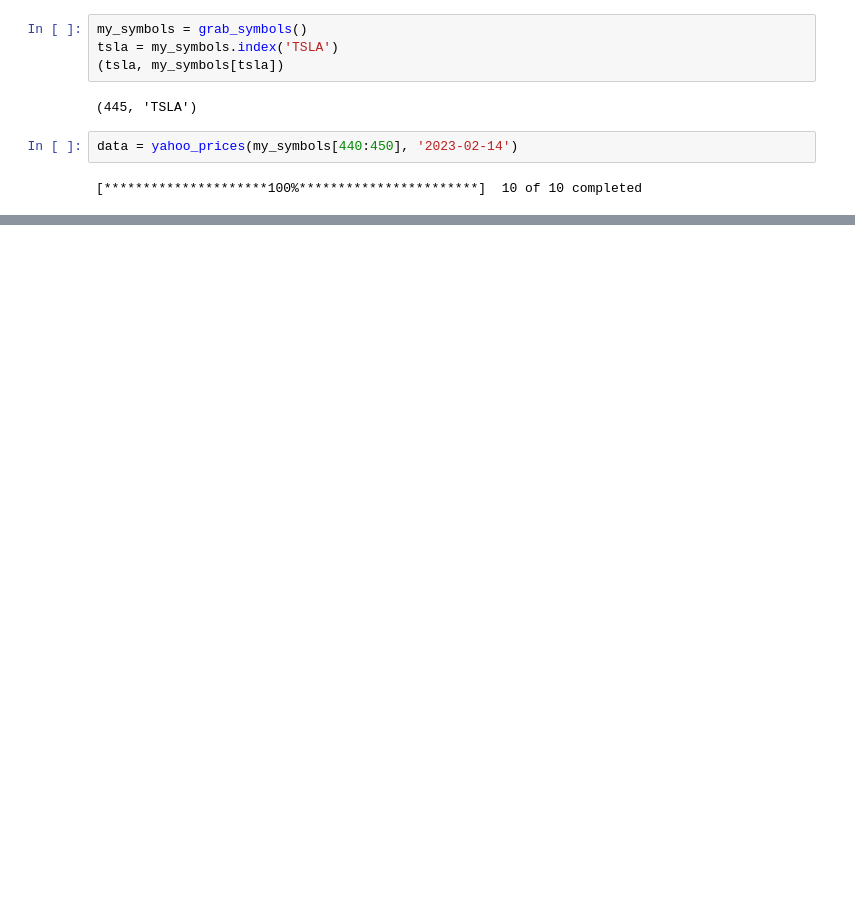
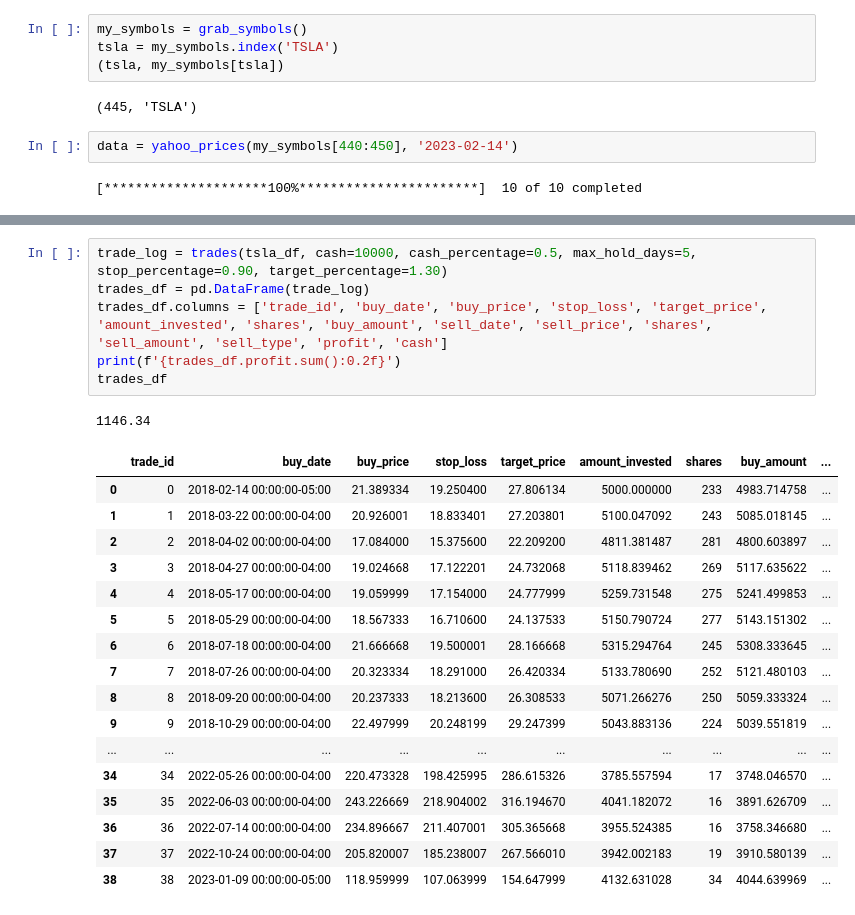
Before and after one commit to MapleFrogStudio/algo_vibes_SP500_RSI, a Jupyter notebook: engulfing.ipynb, the cells around one changed output, grey strips where cells are left out. Saved outputs shown, nothing was run; the diff lists cells and outputs as text; blank space fills up the shorter version.

```diff
--- a/engulfing.ipynb
+++ b/engulfing.ipynb
@@ -78,0 +140,25 @@ tsla_df
+# %%
+trade_log = trades(tsla_df, cash=10000, cash_percentage=0.5, max_hold_days=5, stop_percentage=0.90, target_percentage=1.30)
+trades_df = pd.DataFrame(trade_log)
+trades_df.columns = ['trade_id', 'buy_date', 'buy_price', 'stop_loss', 'target_price', 'amount_invested', 'shares', 'buy_amount', 'sell_date', 'sell_price', 'shares', 'sell_amount', 'sell_type', 'profit', 'cash']
+print(f'{trades_df.profit.sum():0.2f}')
+trades_df
+# %% [output]
+1146.34
+|  | trade_id | buy_date | buy_price | stop_loss | target_price | amount_invested | shares | buy_amount | ... |
+| 0 | 0 | 2018-02-14 00:00:00-05:00 | 21.389334 | 19.250400 | 27.806134 | 5000.000000 | 233 | 4983.714758 | ... |
+| 1 | 1 | 2018-03-22 00:00:00-04:00 | 20.926001 | 18.833401 | 27.203801 | 5100.047092 | 243 | 5085.018145 | ... |
+| 2 | 2 | 2018-04-02 00:00:00-04:00 | 17.084000 | 15.375600 | 22.209200 | 4811.381487 | 281 | 4800.603897 | ... |
+| 3 | 3 | 2018-04-27 00:00:00-04:00 | 19.024668 | 17.122201 | 24.732068 | 5118.839462 | 269 | 5117.635622 | ... |
+| 4 | 4 | 2018-05-17 00:00:00-04:00 | 19.059999 | 17.154000 | 24.777999 | 5259.731548 | 275 | 5241.499853 | ... |
+| 5 | 5 | 2018-05-29 00:00:00-04:00 | 18.567333 | 16.710600 | 24.137533 | 5150.790724 | 277 | 5143.151302 | ... |
+| 6 | 6 | 2018-07-18 00:00:00-04:00 | 21.666668 | 19.500001 | 28.166668 | 5315.294764 | 245 | 5308.333645 | ... |
+| 7 | 7 | 2018-07-26 00:00:00-04:00 | 20.323334 | 18.291000 | 26.420334 | 5133.780690 | 252 | 5121.480103 | ... |
+| 8 | 8 | 2018-09-20 00:00:00-04:00 | 20.237333 | 18.213600 | 26.308533 | 5071.266276 | 250 | 5059.333324 | ... |
+| 9 | 9 | 2018-10-29 00:00:00-04:00 | 22.497999 | 20.248199 | 29.247399 | 5043.883136 | 224 | 5039.551819 | ... |
+| ... | ... | ... | ... | ... | ... | ... | ... | ... | ... |
+| 34 | 34 | 2022-05-26 00:00:00-04:00 | 220.473328 | 198.425995 | 286.615326 | 3785.557594 | 17 | 3748.046570 | ... |
+| 35 | 35 | 2022-06-03 00:00:00-04:00 | 243.226669 | 218.904002 | 316.194670 | 4041.182072 | 16 | 3891.626709 | ... |
+| 36 | 36 | 2022-07-14 00:00:00-04:00 | 234.896667 | 211.407001 | 305.365668 | 3955.524385 | 16 | 3758.346680 | ... |
+| 37 | 37 | 2022-10-24 00:00:00-04:00 | 205.820007 | 185.238007 | 267.566010 | 3942.002183 | 19 | 3910.580139 | ... |
+| 38 | 38 | 2023-01-09 00:00:00-05:00 | 118.959999 | 107.063999 | 154.647999 | 4132.631028 | 34 | 4044.639969 | ... |
```
Also changed, not shown: parts of 5 cells of this notebook.
